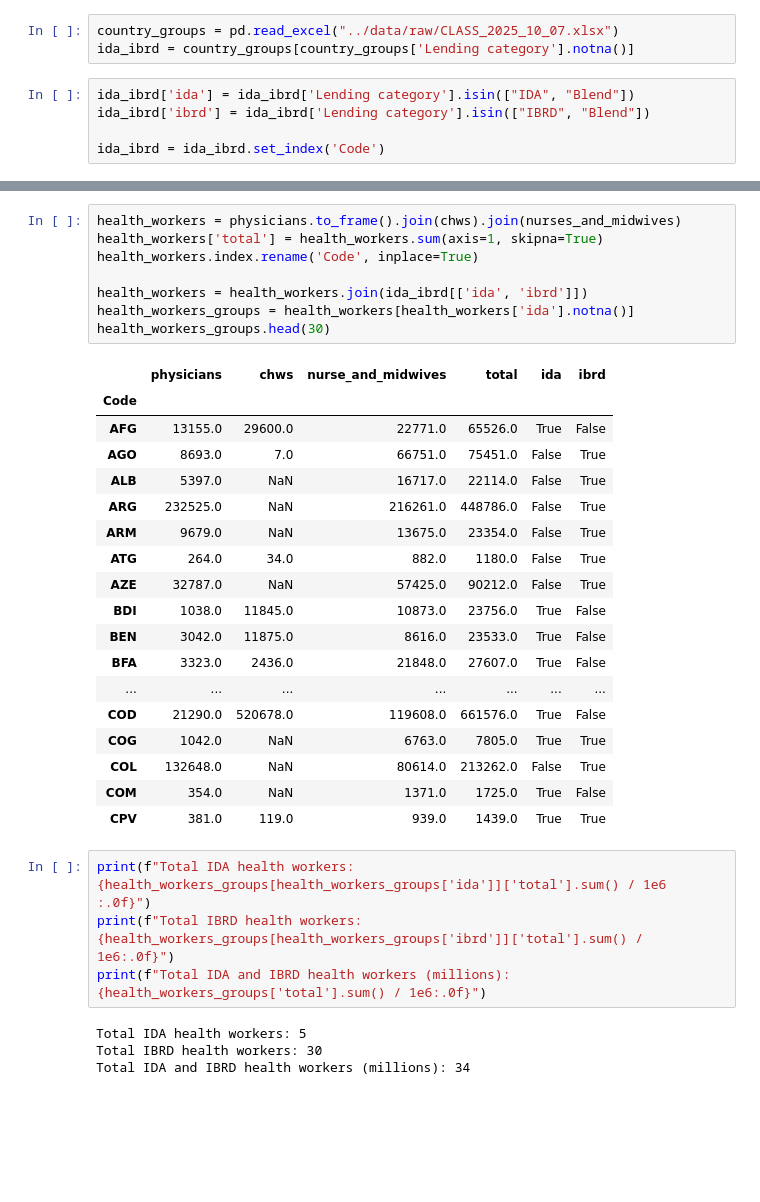
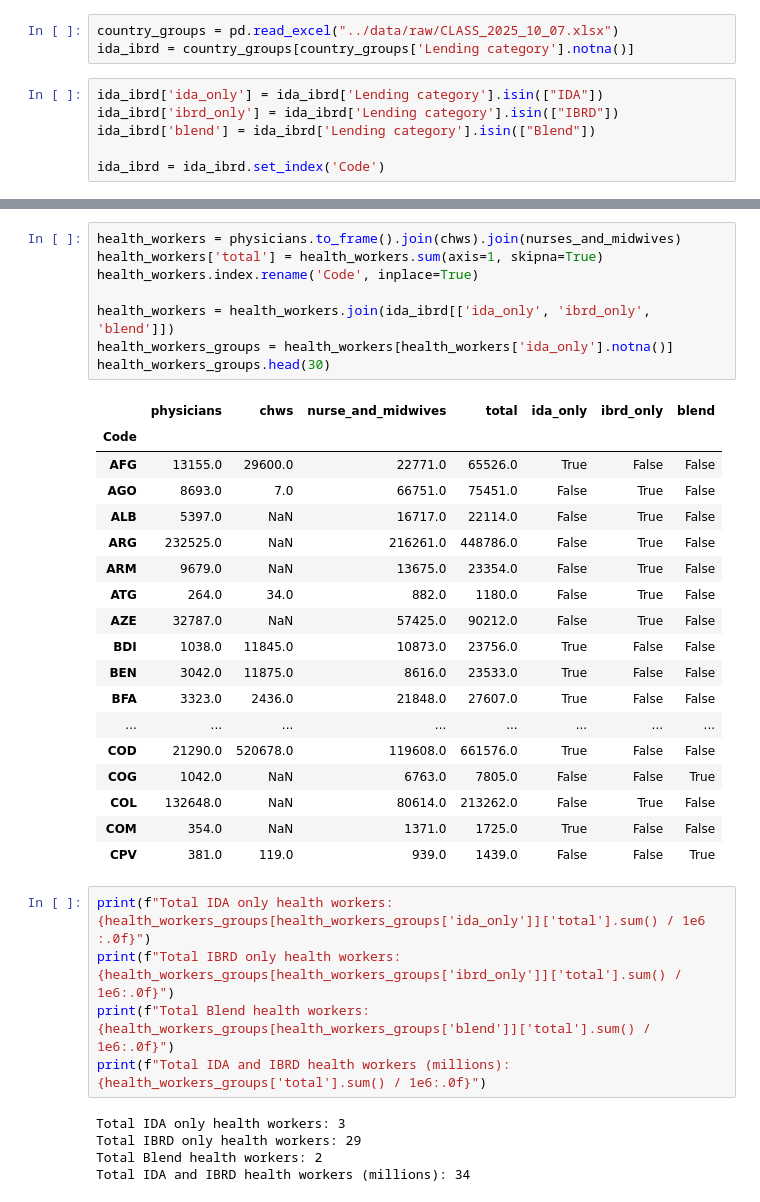
Before and after one commit to DevInnovationLab/i-msa-misc, a Jupyter notebook: at-risk-analysis/notebooks/1 analyze_health_workers.ipynb, the cells around one changed output, grey strips where cells are left out. Cells and saved outputs as stored; diff of their text form; blank space fills up the shorter version.

```diff
--- a/at-risk-analysis/notebooks/1 analyze_health_workers.ipynb
+++ b/at-risk-analysis/notebooks/1 analyze_health_workers.ipynb
@@ -51,7 +51,8 @@ Name: nurse_and_midwives, Length: 194, dtype: float64
 country_groups = pd.read_excel("../data/raw/CLASS_2025_10_07.xlsx")
 ida_ibrd = country_groups[country_groups['Lending category'].notna()]
 # %%
-ida_ibrd['ida'] = ida_ibrd['Lending category'].isin(["IDA", "Blend"])
-ida_ibrd['ibrd'] = ida_ibrd['Lending category'].isin(["IBRD", "Blend"])
+ida_ibrd['ida_only'] = ida_ibrd['Lending category'].isin(["IDA"])
+ida_ibrd['ibrd_only'] = ida_ibrd['Lending category'].isin(["IBRD"])
+ida_ibrd['blend'] = ida_ibrd['Lending category'].isin(["Blend"])
 
 ida_ibrd = ida_ibrd.set_index('Code')
@@ -58,35 +76,37 @@ ida_ibrd = ida_ibrd.set_index('Code')
 # %%
 health_workers = physicians.to_frame().join(chws).join(nurses_and_midwives)
 health_workers['total'] = health_workers.sum(axis=1, skipna=True)
 health_workers.index.rename('Code', inplace=True)
 
-health_workers = health_workers.join(ida_ibrd[['ida', 'ibrd']])
-health_workers_groups = health_workers[health_workers['ida'].notna()]
+health_workers = health_workers.join(ida_ibrd[['ida_only', 'ibrd_only', 'blend']])
+health_workers_groups = health_workers[health_workers['ida_only'].notna()]
 health_workers_groups.head(30)
 # %% [output]
-|  | physicians | chws | nurse_and_midwives | total | ida | ibrd |
-| Code |  |  |  |  |  |  |
-| AFG | 13155.0 | 29600.0 | 22771.0 | 65526.0 | True | False |
-| AGO | 8693.0 | 7.0 | 66751.0 | 75451.0 | False | True |
-| ALB | 5397.0 | NaN | 16717.0 | 22114.0 | False | True |
-| ARG | 232525.0 | NaN | 216261.0 | 448786.0 | False | True |
-| ARM | 9679.0 | NaN | 13675.0 | 23354.0 | False | True |
-| ATG | 264.0 | 34.0 | 882.0 | 1180.0 | False | True |
-| AZE | 32787.0 | NaN | 57425.0 | 90212.0 | False | True |
-| BDI | 1038.0 | 11845.0 | 10873.0 | 23756.0 | True | False |
-| BEN | 3042.0 | 11875.0 | 8616.0 | 23533.0 | True | False |
-| BFA | 3323.0 | 2436.0 | 21848.0 | 27607.0 | True | False |
-| ... | ... | ... | ... | ... | ... | ... |
-| COD | 21290.0 | 520678.0 | 119608.0 | 661576.0 | True | False |
-| COG | 1042.0 | NaN | 6763.0 | 7805.0 | True | True |
-| COL | 132648.0 | NaN | 80614.0 | 213262.0 | False | True |
-| COM | 354.0 | NaN | 1371.0 | 1725.0 | True | False |
-| CPV | 381.0 | 119.0 | 939.0 | 1439.0 | True | True |
+|  | physicians | chws | nurse_and_midwives | total | ida_only | ibrd_only | blend |
+| Code |  |  |  |  |  |  |  |
+| AFG | 13155.0 | 29600.0 | 22771.0 | 65526.0 | True | False | False |
+| AGO | 8693.0 | 7.0 | 66751.0 | 75451.0 | False | True | False |
+| ALB | 5397.0 | NaN | 16717.0 | 22114.0 | False | True | False |
+| ARG | 232525.0 | NaN | 216261.0 | 448786.0 | False | True | False |
+| ARM | 9679.0 | NaN | 13675.0 | 23354.0 | False | True | False |
+| ATG | 264.0 | 34.0 | 882.0 | 1180.0 | False | True | False |
+| AZE | 32787.0 | NaN | 57425.0 | 90212.0 | False | True | False |
+| BDI | 1038.0 | 11845.0 | 10873.0 | 23756.0 | True | False | False |
+| BEN | 3042.0 | 11875.0 | 8616.0 | 23533.0 | True | False | False |
+| BFA | 3323.0 | 2436.0 | 21848.0 | 27607.0 | True | False | False |
+| ... | ... | ... | ... | ... | ... | ... | ... |
+| COD | 21290.0 | 520678.0 | 119608.0 | 661576.0 | True | False | False |
+| COG | 1042.0 | NaN | 6763.0 | 7805.0 | False | False | True |
+| COL | 132648.0 | NaN | 80614.0 | 213262.0 | False | True | False |
+| COM | 354.0 | NaN | 1371.0 | 1725.0 | True | False | False |
+| CPV | 381.0 | 119.0 | 939.0 | 1439.0 | False | False | True |
 # %%
-print(f"Total IDA health workers: {health_workers_groups[health_workers_groups['ida']]['total'].sum() / 1e6 :.0f}")
-print(f"Total IBRD health workers: {health_workers_groups[health_workers_groups['ibrd']]['total'].sum() / 1e6:.0f}")
+print(f"Total IDA only health workers: {health_workers_groups[health_workers_groups['ida_only']]['total'].sum() / 1e6 :.0f}")
+print(f"Total IBRD only health workers: {health_workers_groups[health_workers_groups['ibrd_only']]['total'].sum() / 1e6:.0f}")
+print(f"Total Blend health workers: {health_workers_groups[health_workers_groups['blend']]['total'].sum() / 1e6:.0f}")
 print(f"Total IDA and IBRD health workers (millions): {health_workers_groups['total'].sum() / 1e6:.0f}")
 # %% [output]
-Total IDA health workers: 5
-Total IBRD health workers: 30
+Total IDA only health workers: 3
+Total IBRD only health workers: 29
+Total Blend health workers: 2
 Total IDA and IBRD health workers (millions): 34
```
Also changed, not shown: parts of 1 cell of this notebook, 14 other files.
